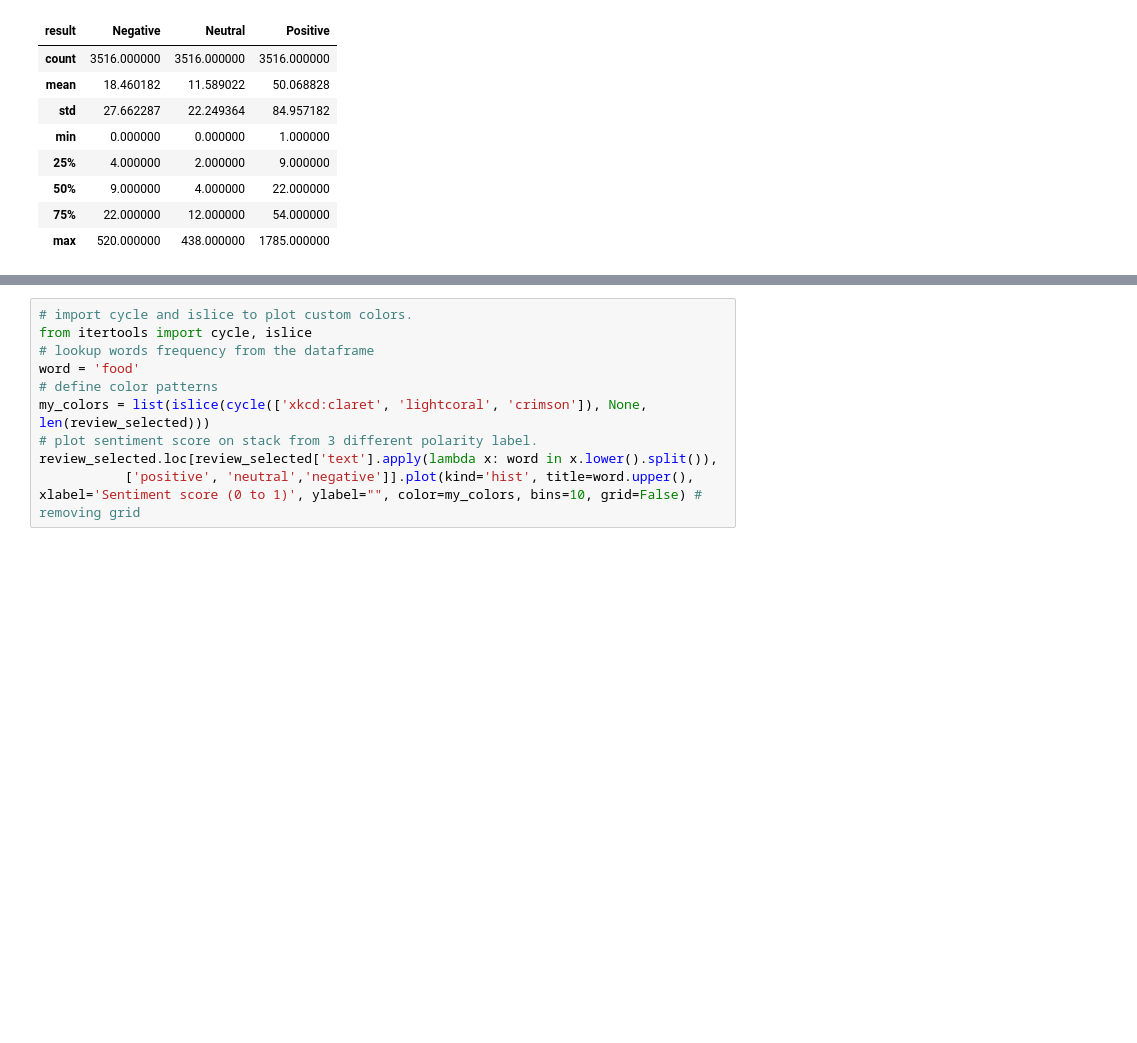
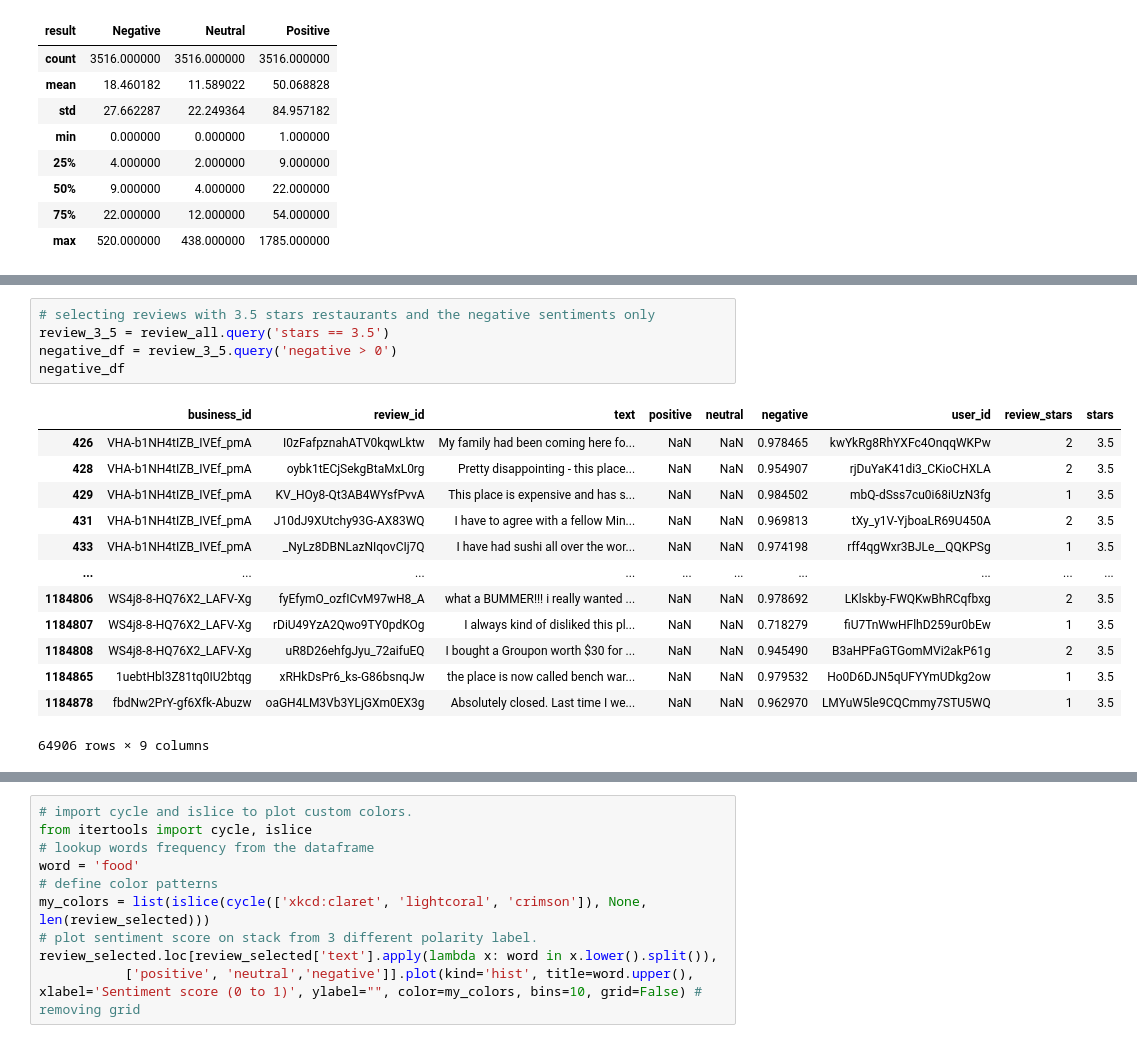
Before and after one commit to raska0010/listen-to-your-customers, a Jupyter notebook: EDA_yelp.ipynb, the cells around one changed output, grey strips where cells are left out. Drawn from its saved outputs; the diff is of its cells as text; blank space fills up the shorter version.

```diff
--- a/EDA_yelp.ipynb
+++ b/EDA_yelp.ipynb
@@ -265,0 +287,19 @@ sentiment_counts.describe()
+# %%
+# selecting reviews with 3.5 stars restaurants and the negative sentiments only
+review_3_5 = review_all.query('stars == 3.5')
+negative_df = review_3_5.query('negative > 0')
+negative_df
+# %% [output]
+|  | business_id | review_id | text | positive | neutral | negative | user_id | review_stars | stars |
+| 426 | VHA-b1NH4tIZB_IVEf_pmA | I0zFafpznahATV0kqwLktw | My family had been coming here fo... | NaN | NaN | 0.978465 | kwYkRg8RhYXFc4OnqqWKPw | 2 | 3.5 |
+| 428 | VHA-b1NH4tIZB_IVEf_pmA | oybk1tECjSekgBtaMxL0rg | Pretty disappointing - this place... | NaN | NaN | 0.954907 | rjDuYaK41di3_CKioCHXLA | 2 | 3.5 |
+| 429 | VHA-b1NH4tIZB_IVEf_pmA | KV_HOy8-Qt3AB4WYsfPvvA | This place is expensive and has s... | NaN | NaN | 0.984502 | mbQ-dSss7cu0i68iUzN3fg | 1 | 3.5 |
+| 431 | VHA-b1NH4tIZB_IVEf_pmA | J10dJ9XUtchy93G-AX83WQ | I have to agree with a fellow Min... | NaN | NaN | 0.969813 | tXy_y1V-YjboaLR69U450A | 2 | 3.5 |
+| 433 | VHA-b1NH4tIZB_IVEf_pmA | _NyLz8DBNLazNIqovCIj7Q | I have had sushi all over the wor... | NaN | NaN | 0.974198 | rff4qgWxr3BJLe__QQKPSg | 1 | 3.5 |
+| ... | ... | ... | ... | ... | ... | ... | ... | ... | ... |
+| 1184806 | WS4j8-8-HQ76X2_LAFV-Xg | fyEfymO_ozfICvM97wH8_A | what a BUMMER!!! i really wanted ... | NaN | NaN | 0.978692 | LKlskby-FWQKwBhRCqfbxg | 2 | 3.5 |
+| 1184807 | WS4j8-8-HQ76X2_LAFV-Xg | rDiU49YzA2Qwo9TY0pdKOg | I always kind of disliked this pl... | NaN | NaN | 0.718279 | fiU7TnWwHFlhD259ur0bEw | 1 | 3.5 |
+| 1184808 | WS4j8-8-HQ76X2_LAFV-Xg | uR8D26ehfgJyu_72aifuEQ | I bought a Groupon worth $30 for ... | NaN | NaN | 0.945490 | B3aHPFaGTGomMVi2akP61g | 2 | 3.5 |
+| 1184865 | 1uebtHbl3Z81tq0IU2btqg | xRHkDsPr6_ks-G86bsnqJw | the place is now called bench war... | NaN | NaN | 0.979532 | Ho0D6DJN5qUFYYmUDkg2ow | 1 | 3.5 |
+| 1184878 | fbdNw2PrY-gf6Xfk-Abuzw | oaGH4LM3Vb3YLjGXm0EX3g | Absolutely closed. Last time I we... | NaN | NaN | 0.962970 | LMYuW5le9CQCmmy7STU5WQ | 1 | 3.5 |
+64906 rows × 9 columns
```
Also changed, not shown: parts of 12 cells of this notebook.
